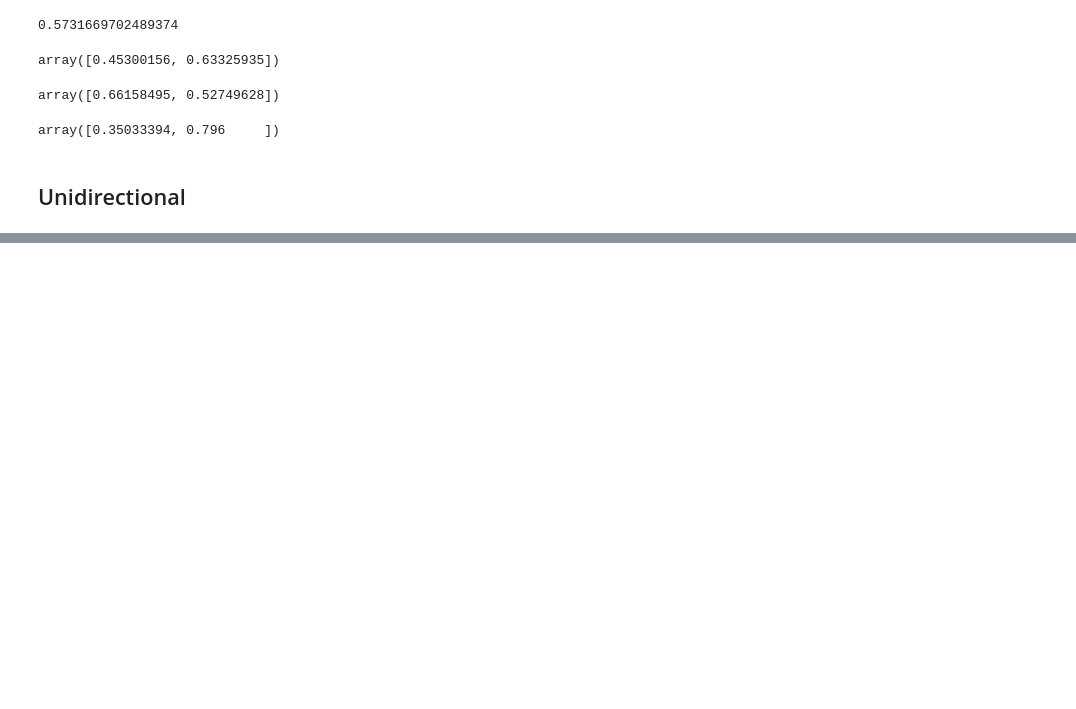
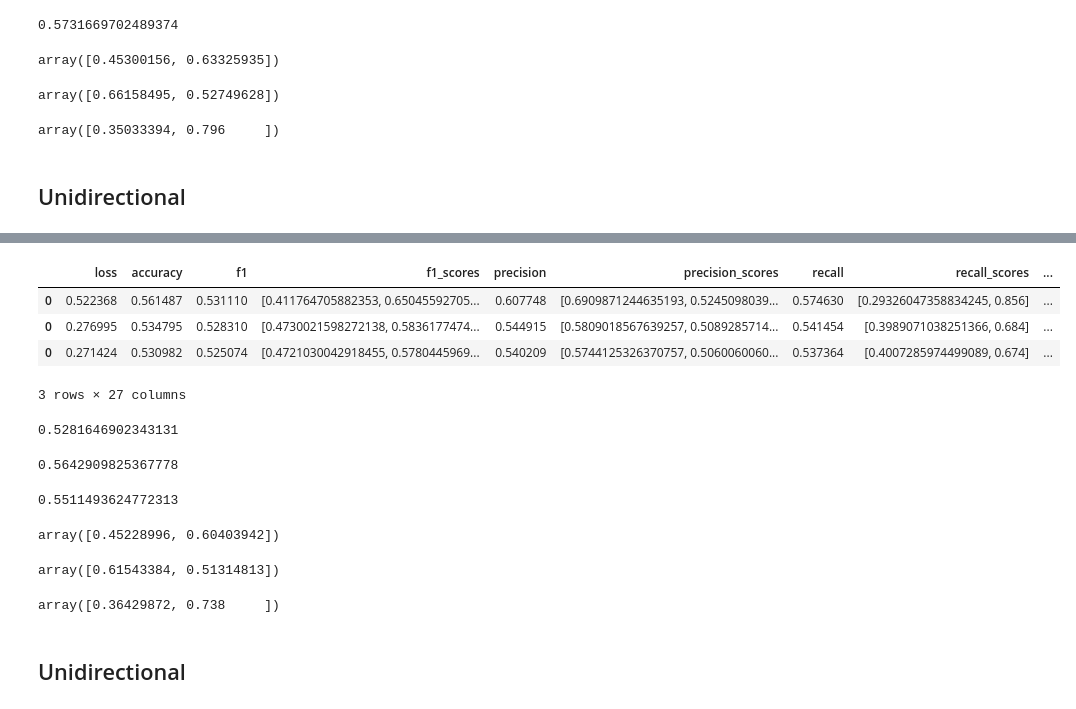
Before and after one commit to ttseriotou/sig-networks, a Jupyter notebook: notebooks/Rumours/rumours-baseline-bilstm.ipynb, the cells around one changed output, grey strips where cells are left out. Saved outputs shown, nothing was run; the diff lists cells and outputs as text; code cells hidden in the pictures; blank space fills up the shorter version.

```diff
--- a/notebooks/Rumours/rumours-baseline-bilstm.ipynb
+++ b/notebooks/Rumours/rumours-baseline-bilstm.ipynb
@@ -399,0 +499,34 @@ np.stack(best_bilstm_history_35_uni["recall_scores"]).mean(axis=0)
+# %%
+best_bilstm_history_50
+# %% [output]
+|  | loss | accuracy | f1 | f1_scores | precision | precision_scores | recall | recall_scores | ... |
+| 0 | 0.522368 | 0.561487 | 0.531110 | [0.411764705882353, 0.65045592705... | 0.607748 | [0.6909871244635193, 0.5245098039... | 0.574630 | [0.29326047358834245, 0.856] | ... |
+| 0 | 0.276995 | 0.534795 | 0.528310 | [0.4730021598272138, 0.5836177474... | 0.544915 | [0.5809018567639257, 0.5089285714... | 0.541454 | [0.3989071038251366, 0.684] | ... |
+| 0 | 0.271424 | 0.530982 | 0.525074 | [0.4721030042918455, 0.5780445969... | 0.540209 | [0.5744125326370757, 0.5060060060... | 0.537364 | [0.4007285974499089, 0.674] | ... |
+3 rows × 27 columns
+# %%
+best_bilstm_history_50["f1"].mean()
+# %% [output]
+0.5281646902343131
+# %%
+best_bilstm_history_50["precision"].mean()
+# %% [output]
+0.5642909825367778
+# %%
+best_bilstm_history_50["recall"].mean()
+# %% [output]
+0.5511493624772313
+# %%
+np.stack(best_bilstm_history_50["f1_scores"]).mean(axis=0)
+# %% [output]
+array([0.45228996, 0.60403942])
+# %%
+np.stack(best_bilstm_history_50["precision_scores"]).mean(axis=0)
+# %% [output]
+array([0.61543384, 0.51314813])
+# %%
+np.stack(best_bilstm_history_50["recall_scores"]).mean(axis=0)
+# %% [output]
+array([0.36429872, 0.738     ])
+# %% [markdown]
+## Unidirectional
```
Also changed, not shown: parts of 22 cells of this notebook, 13 other files.
